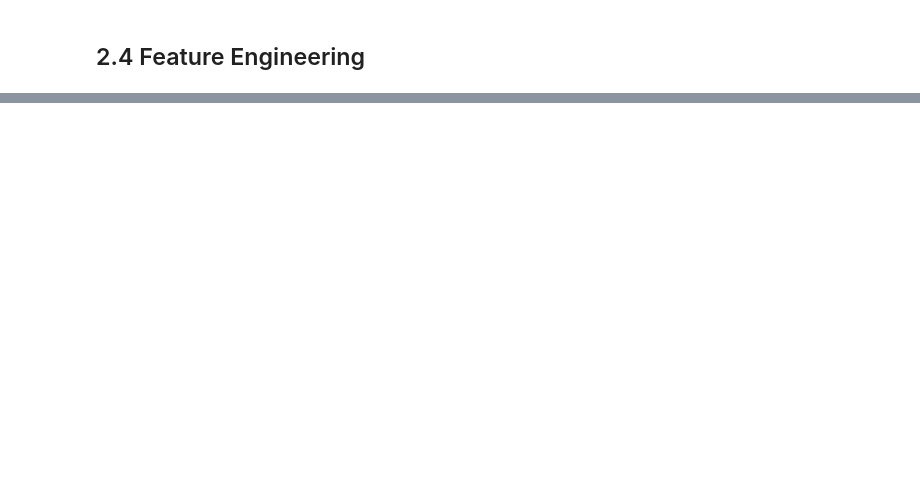
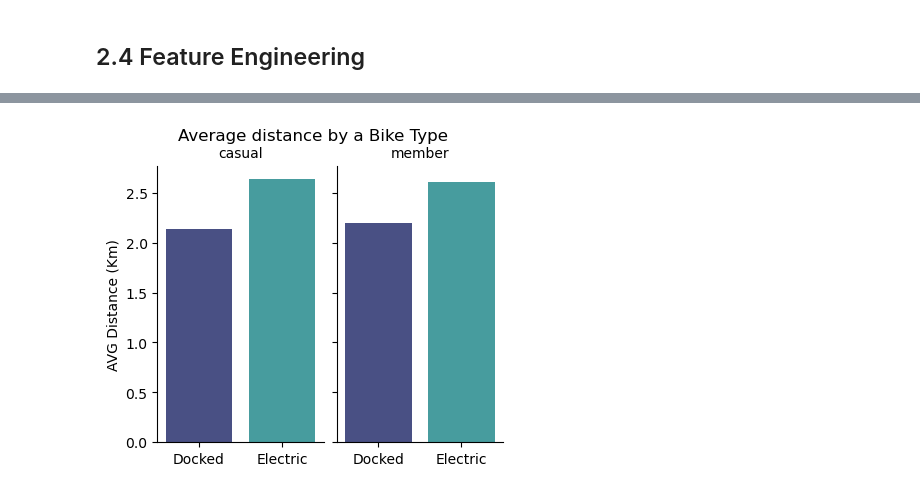
Before and after one commit to wesleymartins95/Cyclistic_insights, a Jupyter notebook: Cyclistic_pt2.ipynb, the cells around one changed output, grey strips where cells are left out. Drawn from its saved outputs; the diff is of its cells as text; code cells hidden in the pictures; blank space fills up the shorter version.

```diff
--- a/Cyclistic_pt2.ipynb
+++ b/Cyclistic_pt2.ipynb
@@ -357,0 +314,19 @@ data4['end_lat_lon']=   str(data4.loc[i,'end_lat']) + "," + str(data4.loc[i,'end
+# %%
+# Casual/Member avg DISTANCE and bike type
+avg_distance = data_filters[['user_type', 'rideable_type', 'ride_distance_km']].groupby(['user_type', 'rideable_type']).mean()
+avg_distance.reset_index(drop=False, inplace=True)
+
+# Barplot (facegrid)
+g = sns.FacetGrid(avg_distance, col='user_type')
+g.map(sns.barplot, 'rideable_type', 'ride_distance_km', order=[ 'docked_bike', 'electric_bike'], palette='mako')
+
+# Non-data parameters
+g.fig.suptitle('Average distance by a Bike Type')
+g.fig.set_size_inches(4,4)
+g.set_titles(col_template="{col_name}")
+g.set_axis_labels('', 'AVG Distance (Km)')
+g.set_xticklabels([ 'Docked', 'Electric'])
+
+plt.show()
+# %% [output]
+[figure, added]
```
Also changed, not shown: parts of 88 cells of this notebook.
